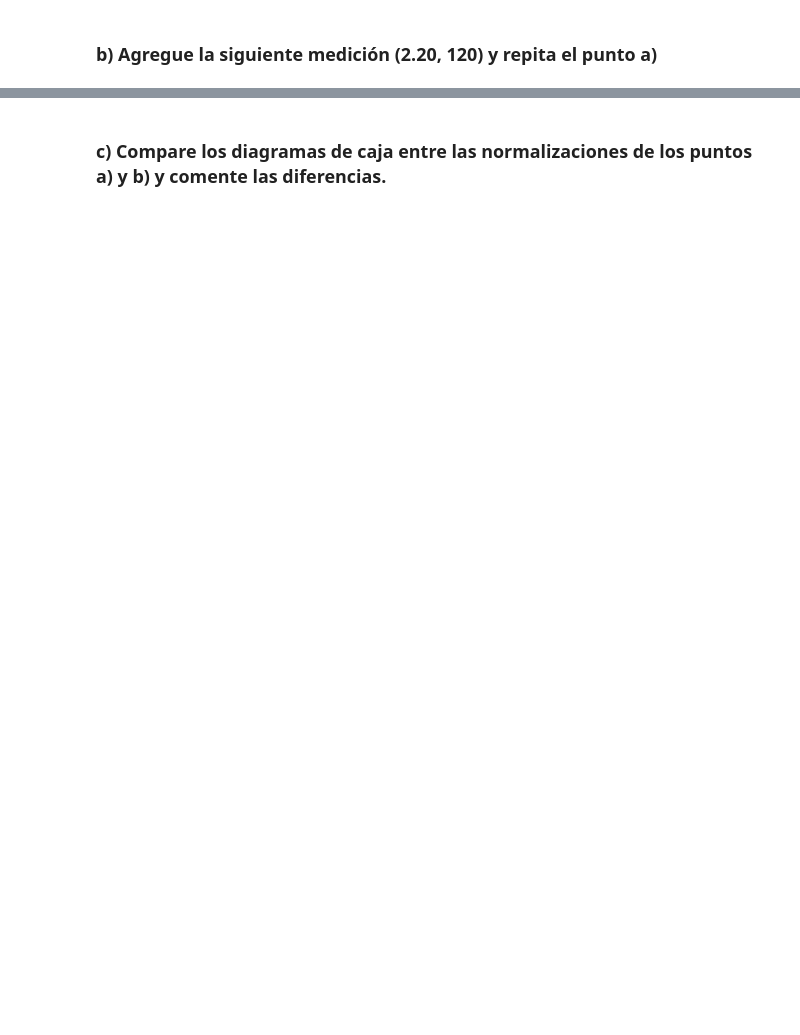
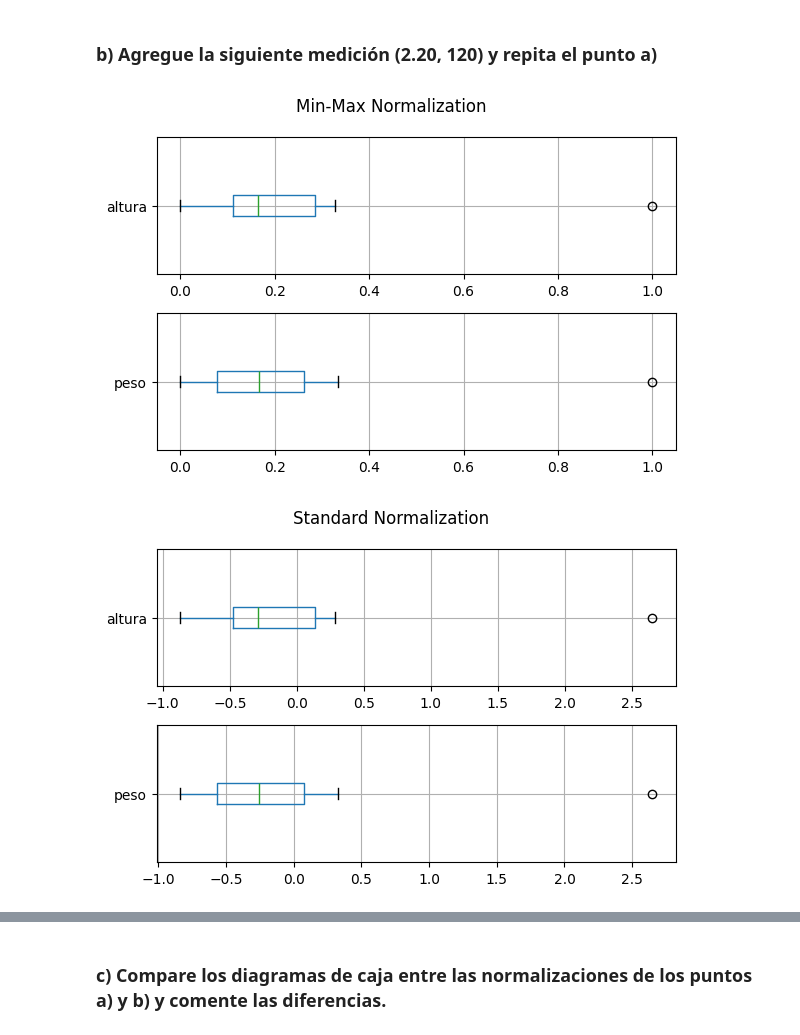
Before and after one commit to ricrubrom/AAP, a Jupyter notebook: Practicas/Practica1/Practica1.ipynb, the cells around one changed output, grey strips where cells are left out. Saved outputs shown, nothing was run; the diff lists cells and outputs as text; code cells hidden in the pictures; blank space fills up the shorter version.

```diff
--- a/Practicas/Practica1/Practica1.ipynb
+++ b/Practicas/Practica1/Practica1.ipynb
@@ -492,2 +799,10 @@ $$
 # %% [markdown]
 ### b) Agregue la siguiente medición (2.20, 120) y repita el punto a)
+# %%
+
+new_row = pd.DataFrame({"altura": [2.2], "peso": [120]})
+new_data = pd.concat([data, new_row], ignore_index=True)
+normalize(new_data)
+# %% [output]
+[figure, added]
+[figure, added]
```
Also changed, not shown: parts of 18 cells of this notebook, 1 other file.
